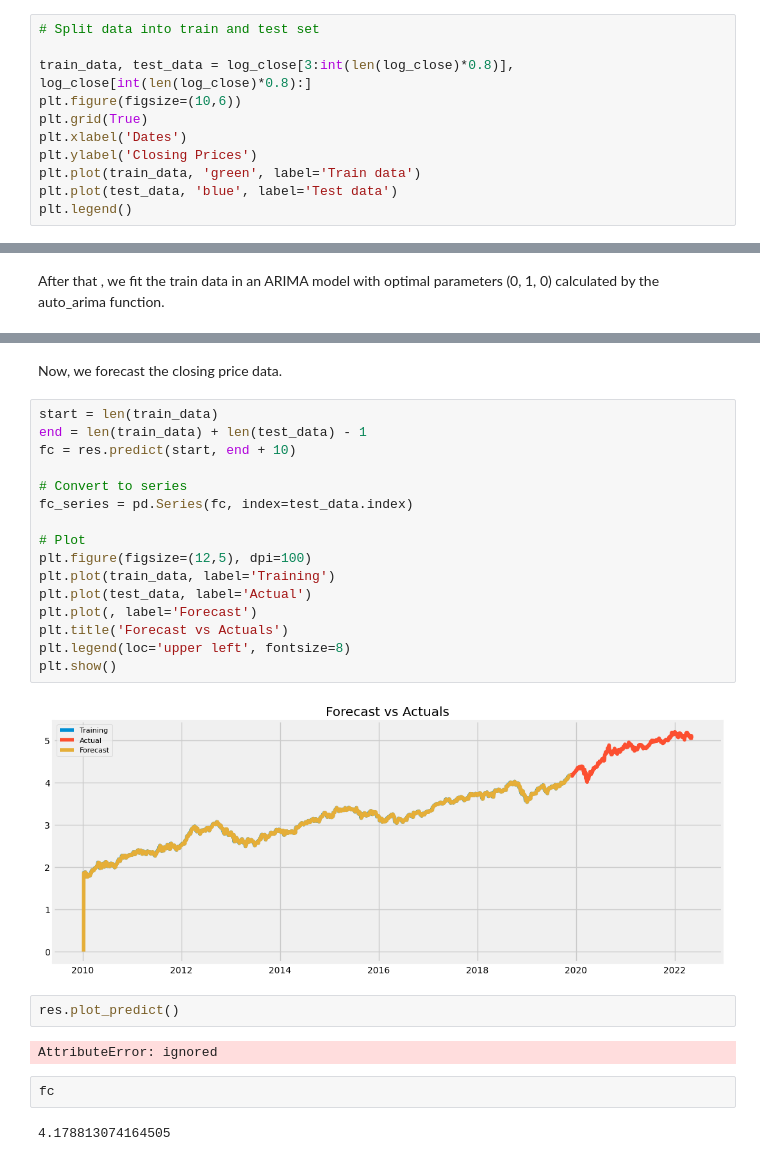
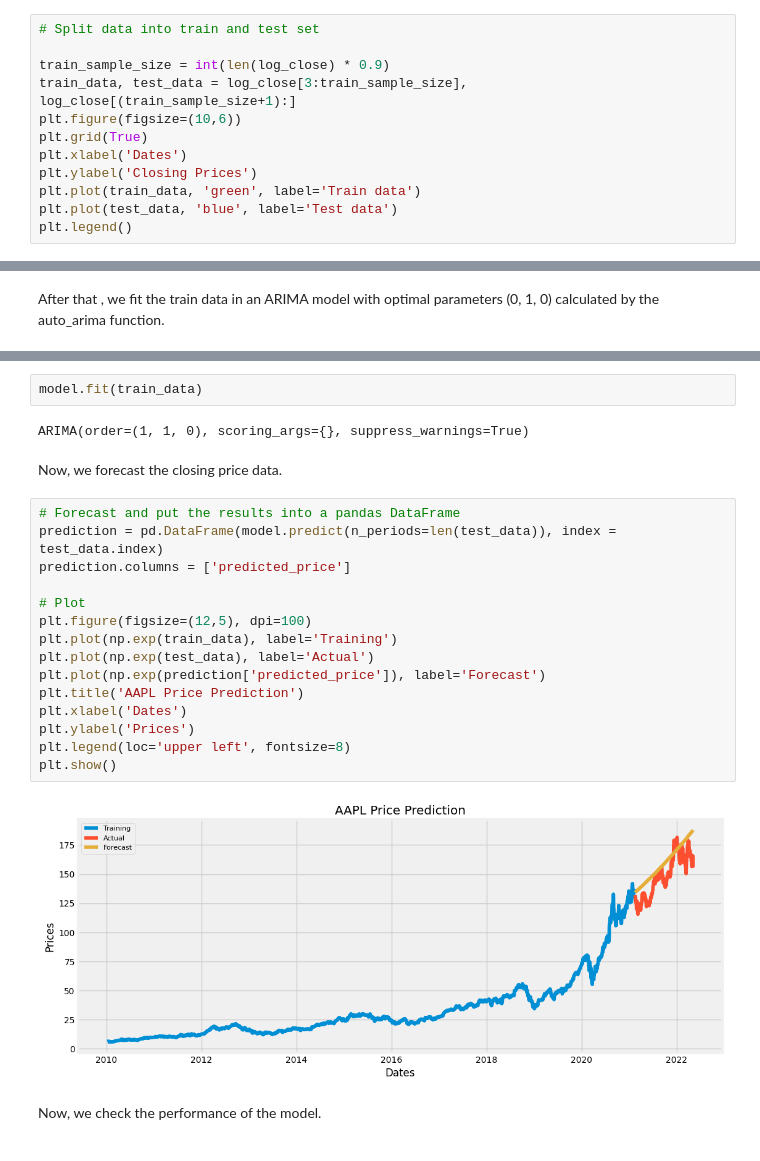
Before and after one commit to kbtran93/aapl-stock-prediction, a Jupyter notebook: aapl_stock_prediction.ipynb, the cells around one changed output, grey strips where cells are left out. Saved outputs shown, nothing was run; the diff lists cells and outputs as text.

Commit message:
finished tuning model & finalize the report

```diff
--- a/aapl_stock_prediction.ipynb
+++ b/aapl_stock_prediction.ipynb
@@ -245,7 +245,8 @@ First, we have to split our closing price data into training data and test data
 # %%
 # Split data into train and test set
 
-train_data, test_data = log_close[3:int(len(log_close)*0.8)], log_close[int(len(log_close)*0.8):]
+train_sample_size = int(len(log_close) * 0.9)
+train_data, test_data = log_close[3:train_sample_size], log_close[(train_sample_size+1):]
 plt.figure(figsize=(10,6))
 plt.grid(True)
 plt.xlabel('Dates')
@@ -340,28 +328,25 @@ Warnings:
+# %%
+model.fit(train_data)
+# %% [output]
+ARIMA(order=(1, 1, 0), scoring_args={}, suppress_warnings=True)
 # %% [markdown]
 Now, we forecast the closing price data.
 # %%
-start = len(train_data)
-end = len(train_data) + len(test_data) - 1
-fc = res.predict(start, end + 10)
-
-# Convert to series
-fc_series = pd.Series(fc, index=test_data.index)
+# Forecast and put the results into a pandas DataFrame
+prediction = pd.DataFrame(model.predict(n_periods=len(test_data)), index = test_data.index)
+prediction.columns = ['predicted_price']
 
 # Plot
 plt.figure(figsize=(12,5), dpi=100)
-plt.plot(train_data, label='Training')
-plt.plot(test_data, label='Actual')
-plt.plot(, label='Forecast')
-plt.title('Forecast vs Actuals')
+plt.plot(np.exp(train_data), label='Training')
+plt.plot(np.exp(test_data), label='Actual')
+plt.plot(np.exp(prediction['predicted_price']), label='Forecast')
+plt.title('AAPL Price Prediction')
+plt.xlabel('Dates')
+plt.ylabel('Prices')
 plt.legend(loc='upper left', fontsize=8)
 plt.show()
 # %% [output]
-[figure, old version]
+[figure, new version]
-# %%
-res.plot_predict()
-# %% [output]
-AttributeError: ignored
-# %%
-fc
-# %% [output]
-4.178813074164505
+# %% [markdown]
+Now, we check the performance of the model.
```
Also changed, not shown: parts of 16 cells of this notebook.
